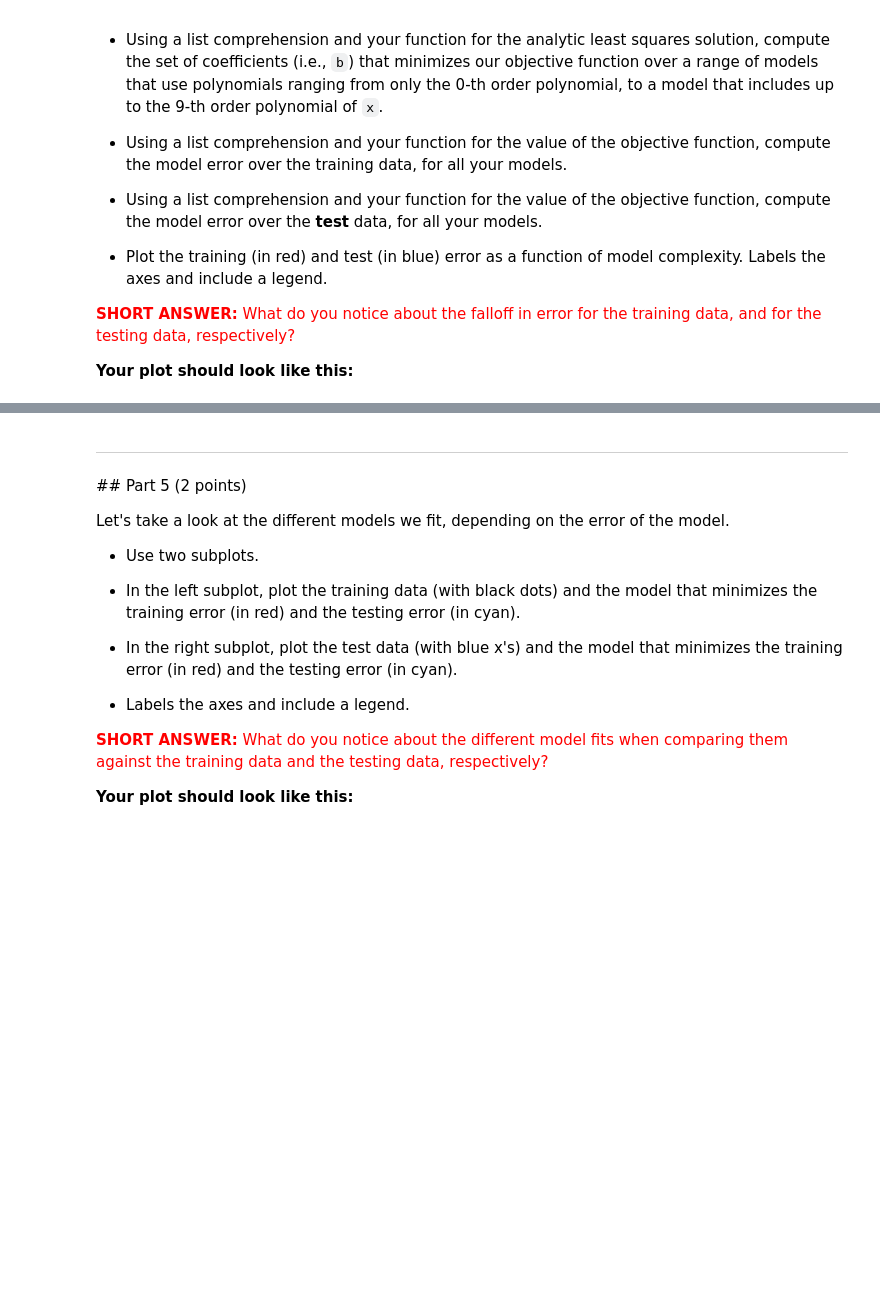
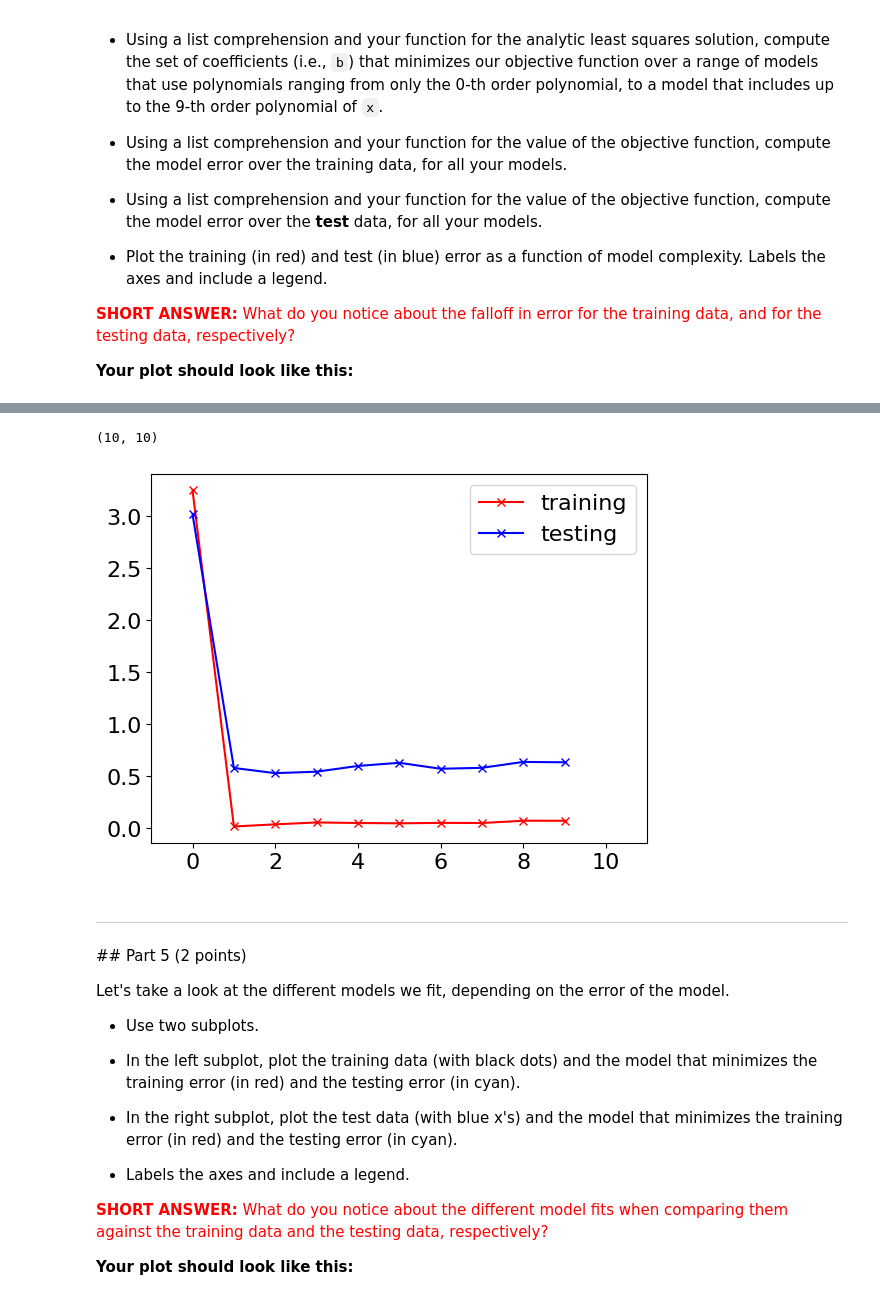
Before and after one commit to Urvi-M/BE559, a Jupyter notebook: Homework2_part2_V2.ipynb, the cells around one changed output, grey strips where cells are left out. Drawn from its saved outputs; the diff is of its cells as text; code cells hidden in the pictures; blank space fills up the shorter version.

```diff
--- a/Homework2_part2_V2.ipynb
+++ b/Homework2_part2_V2.ipynb
@@ -92,9 +92,13 @@ def dotp(x,b):
 
 def ssd(x,b,t):
   bx=dotp(x,b)
-  J = 1/2*(np.sum(np.abs(t-bx)))**2
+  J = 1/2*(np.sum((t-bx)**2))
   return J
 
+def ols(x,t):
+  a = np.transpose(poly(x,n))
+  S = np.linalg.lstsq(a,t,rcond=None)[0]
+  return S
 
 b0 = np.random.normal(loc =0,scale =0.01,size=n)
 print(np.shape(dotp(x,b0)))
@@ -105,6 +109,9 @@ print(np.shape(dotp(x,b0)))
 ## Part 3 (1 points)
 
 To perform cross-validation we need data for training the model, and then **new** data to test the model. Generate a new dataset called `ttest` by adding new random noise to `y`. Use `seed=4`.
+# %%
+np.random.seed(4)
+ttest=np.random.normal(y,scale=0.25) #arbitrary noise
 # %% [markdown]
 ---
 ## Part 4 (4 points)
@@ -128,3 +132,19 @@ In assignment 2.1, we began to see the signs of overfitting: overly complex mode
+# %%
+models=poly(x,n)# each row is a model
+b=[ols(models[i],t) for i in range(n)]
+print(np.shape(b)) # each row has a b for a model
+
+error = [ssd(models[i],b[i],t) for i in range(n)]
+error_test = [ssd(models[i],b[i],ttest) for i in range(n)]
+
+plt.plot(range(n),error,'rx-',label='training')
+plt.plot(range(n),error_test,'bx-',label='testing')
+plt.xlim([-1,n+1])
+plt.legend()
+plt.show()
+# %% [output]
+(10, 10)
+[figure, added]
 # %% [markdown]
 ---
 ## Part 5 (2 points)
```
Also changed, not shown: parts of 4 cells of this notebook.
